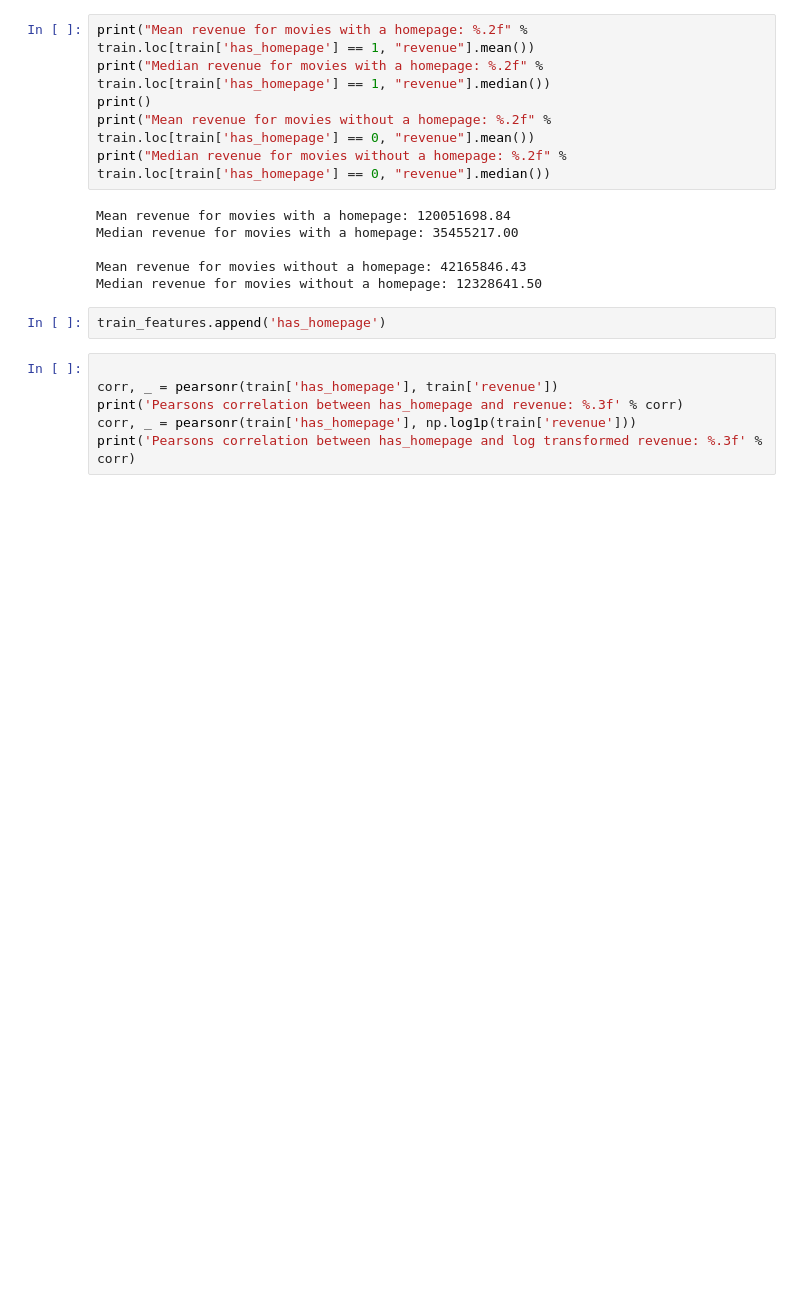
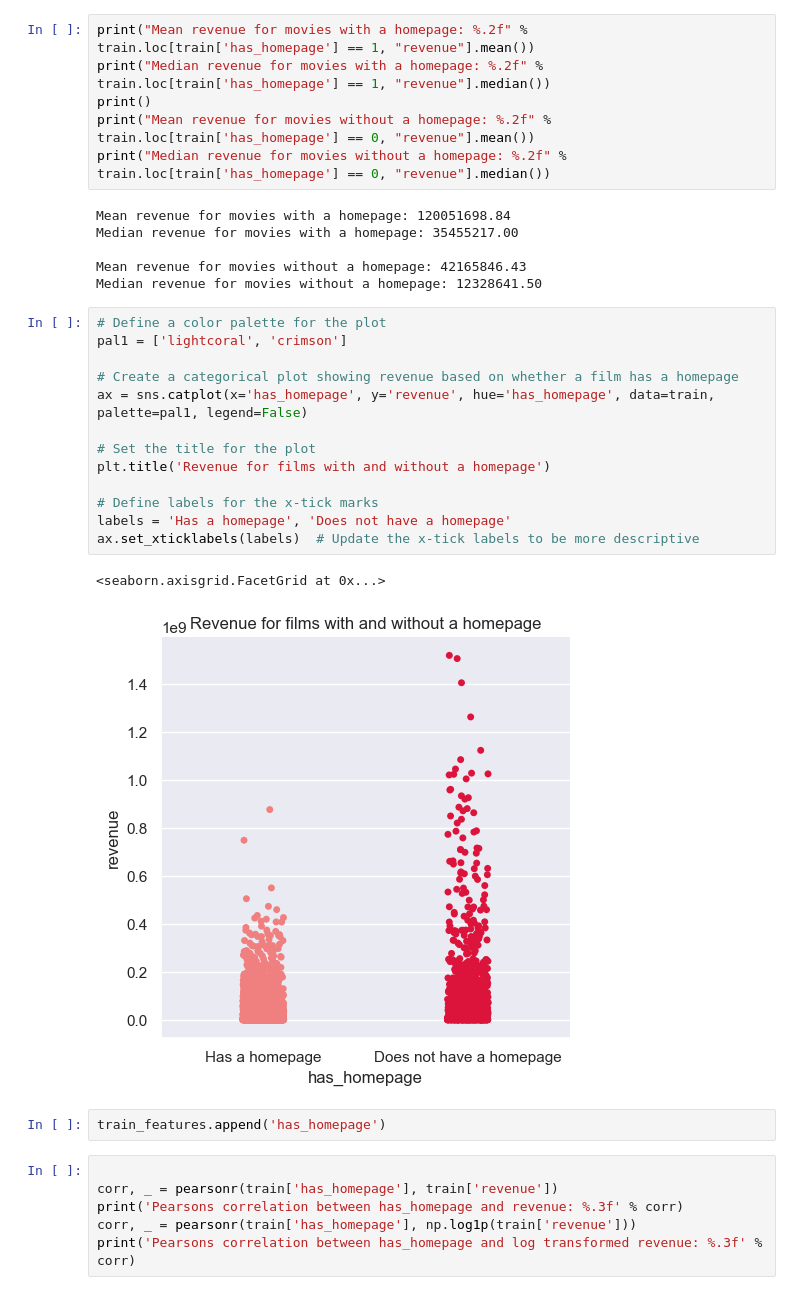
Before and after one commit to avashshresthaa/Movie-Box-Office-Revenue-Prediction, a Jupyter notebook: Final Project.ipynb, the cells around one changed output. Saved outputs shown, nothing was run; the diff lists cells and outputs as text; blank space fills up the shorter version.

```diff
--- a/Final Project.ipynb
+++ b/Final Project.ipynb
@@ -816,6 +817,22 @@ Median revenue for movies with a homepage: 35455217.00
 
 Mean revenue for movies without a homepage: 42165846.43
 Median revenue for movies without a homepage: 12328641.50
+# %%
+# Define a color palette for the plot
+pal1 = ['lightcoral', 'crimson']
+
+# Create a categorical plot showing revenue based on whether a film has a homepage
+ax = sns.catplot(x='has_homepage', y='revenue', hue='has_homepage', data=train, palette=pal1, legend=False)
+
+# Set the title for the plot
+plt.title('Revenue for films with and without a homepage')
+
+# Define labels for the x-tick marks
+labels = 'Has a homepage', 'Does not have a homepage'
+ax.set_xticklabels(labels)  # Update the x-tick labels to be more descriptive
+# %% [output]
+<seaborn.axisgrid.FacetGrid at 0x...>
+[figure, added]
 # %%
 train_features.append('has_homepage')
 # %%
```
Also changed, not shown: parts of 21 cells of this notebook.
